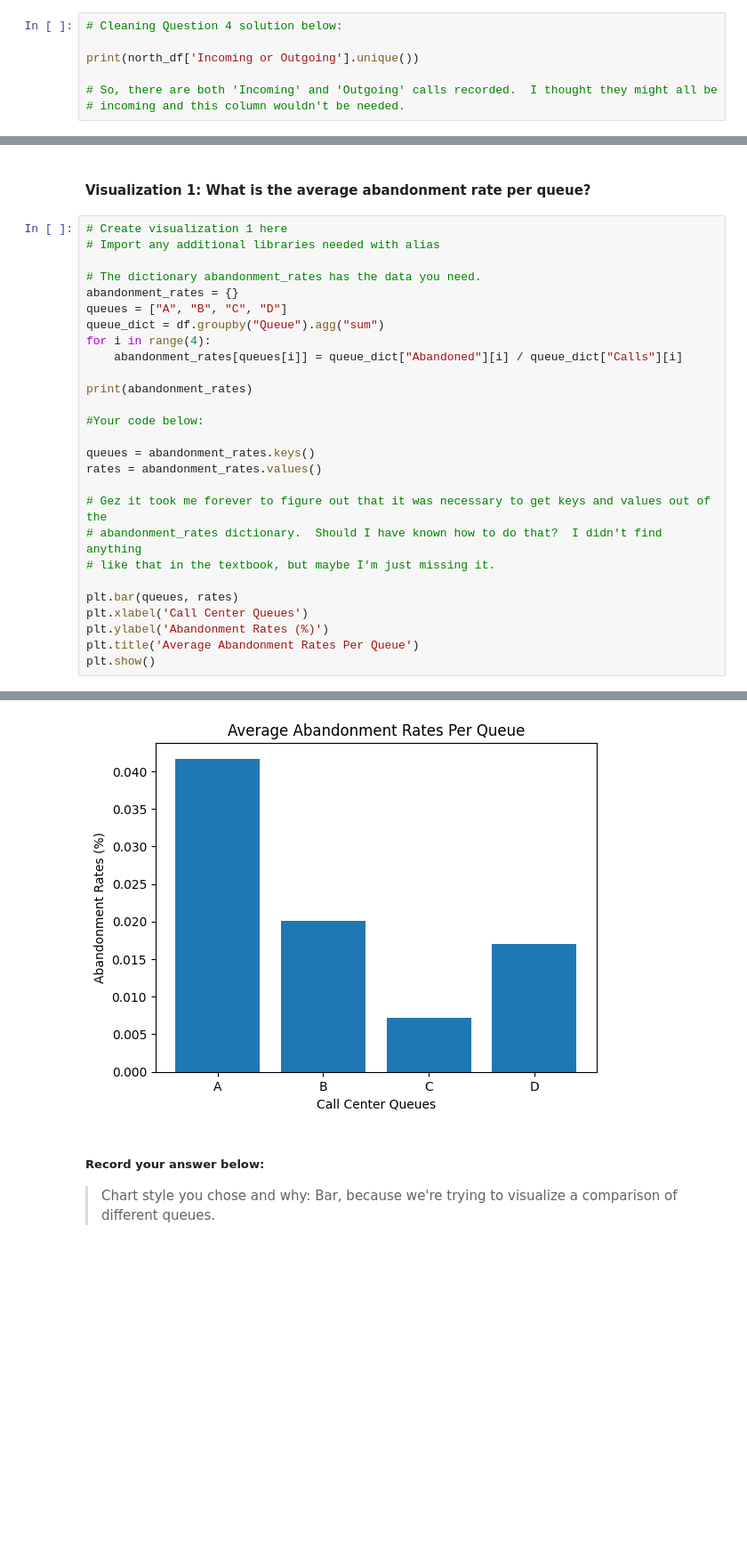
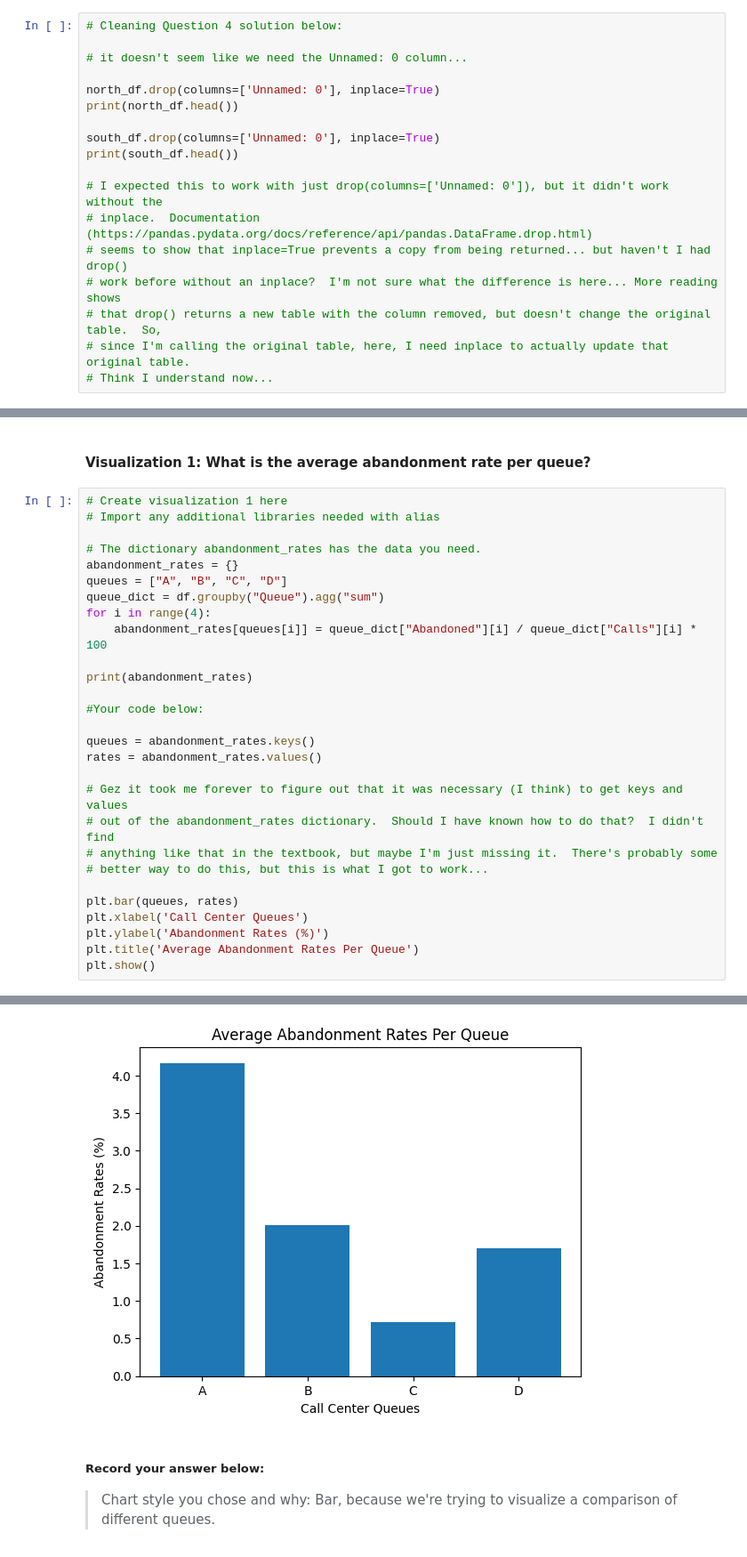
Before and after one commit to bradleytkay/call-center-cleanup-assignment, a Jupyter notebook: Call_Center_Cleanup.ipynb, the cells around one changed output, grey strips where cells are left out. Shown at 89% size. Cells and saved outputs as stored; diff of their text form; blank space fills up the shorter version.

```diff
--- a/Call_Center_Cleanup.ipynb
+++ b/Call_Center_Cleanup.ipynb
@@ -322,8 +326,19 @@ duplicates, which would've returned a True.
 # %%
 # Cleaning Question 4 solution below:
 
-print(north_df['Incoming or Outgoing'].unique())
+# it doesn't seem like we need the Unnamed: 0 column...
 
-# So, there are both 'Incoming' and 'Outgoing' calls recorded.  I thought they might all be
-# incoming and this column wouldn't be needed.
+north_df.drop(columns=['Unnamed: 0'], inplace=True)
+print(north_df.head())
+
+south_df.drop(columns=['Unnamed: 0'], inplace=True)
+print(south_df.head())
+
+# I expected this to work with just drop(columns=['Unnamed: 0']), but it didn't work without the
+# inplace.  Documentation (https://pandas.pydata.org/docs/reference/api/pandas.DataFrame.drop.html)
+# seems to show that inplace=True prevents a copy from being returned... but haven't I had drop()
+# work before without an inplace?  I'm not sure what the difference is here... More reading shows
+# that drop() returns a new table with the column removed, but doesn't change the original table.  So,
+# since I'm calling the original table, here, I need inplace to actually update that original table.
+# Think I understand now...
 # %% [output]
@@ -552,7 +590,7 @@ abandonment_rates = {}
 queues = ["A", "B", "C", "D"]
 queue_dict = df.groupby("Queue").agg("sum")
 for i in range(4):
-    abandonment_rates[queues[i]] = queue_dict["Abandoned"][i] / queue_dict["Calls"][i]
+    abandonment_rates[queues[i]] = queue_dict["Abandoned"][i] / queue_dict["Calls"][i] * 100
 
 print(abandonment_rates)
 
@@ -561,9 +599,10 @@ print(abandonment_rates)
 queues = abandonment_rates.keys()
 rates = abandonment_rates.values()
 
-# Gez it took me forever to figure out that it was necessary to get keys and values out of the
-# abandonment_rates dictionary.  Should I have known how to do that?  I didn't find anything
-# like that in the textbook, but maybe I'm just missing it.
+# Gez it took me forever to figure out that it was necessary (I think) to get keys and values
+# out of the abandonment_rates dictionary.  Should I have known how to do that?  I didn't find
+# anything like that in the textbook, but maybe I'm just missing it.  There's probably some
+# better way to do this, but this is what I got to work...
 
 plt.bar(queues, rates)
 plt.xlabel('Call Center Queues')
@@ -575,4 +614,4 @@ plt.show()
-[figure, old version]
+[figure, new version]
 # %% [markdown]
 ##### Record your answer below:
 
```
Also changed, not shown: parts of 11 cells of this notebook.
